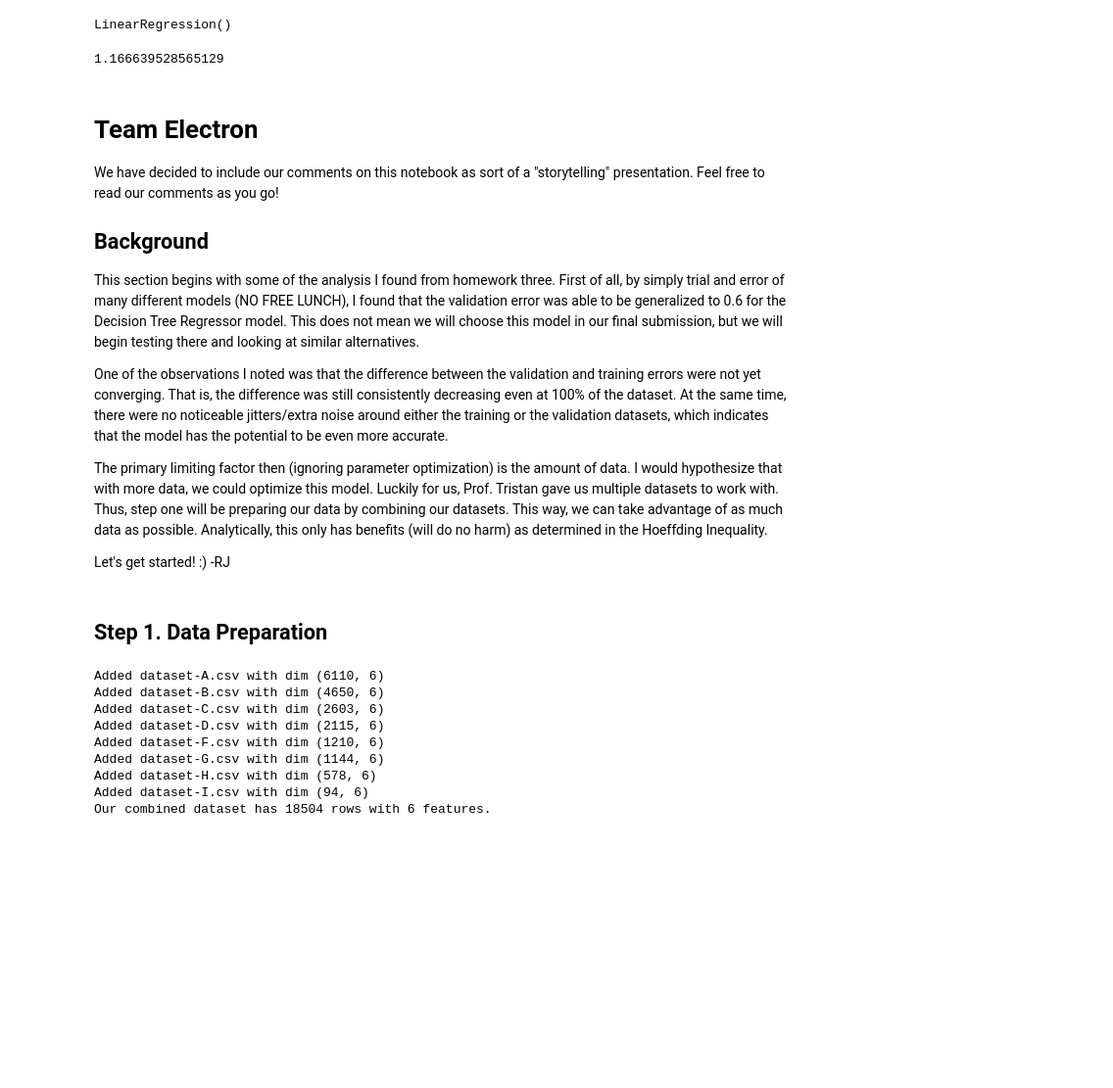
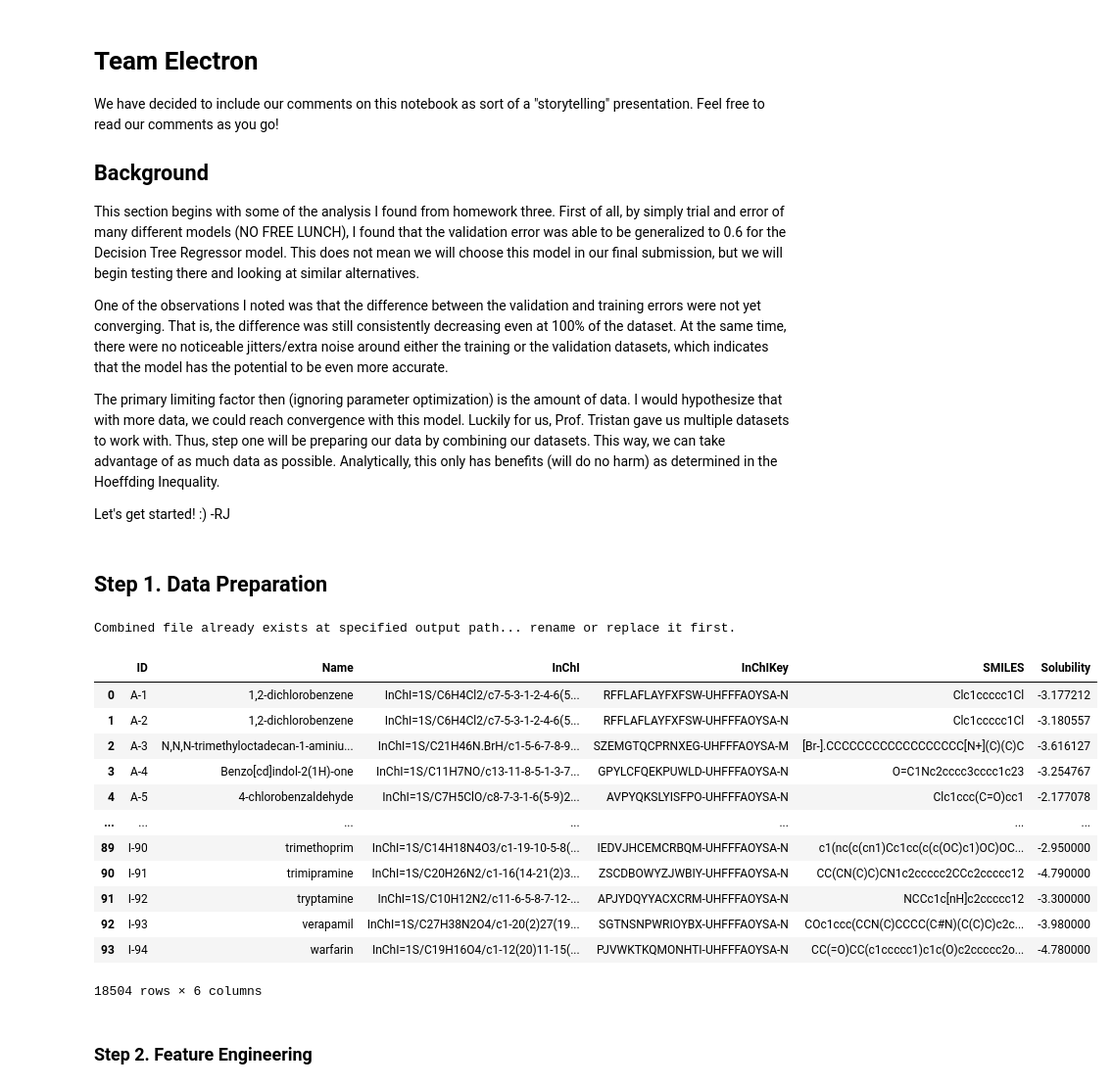
Before and after one commit to RobertSmithers/PredictingSolubility, a Jupyter notebook: main.ipynb, the cells around one changed output. Shown: that part at 98% size. Drawn from its saved outputs; the diff is of its cells as text; code cells hidden in the pictures; blank space fills up the shorter version.

```diff
--- a/main.ipynb
+++ b/main.ipynb
@@ -35,11 +7,3 @@ model = LinearRegression()
-# %%
-model.fit(X_train,y_train)
-# %% [output]
-LinearRegression()
-# %%
-test(features,model)
-# %% [output]
-1.166639528565129
 # %% [markdown]
 # Team Electron
 We have decided to include our comments on this notebook as sort of a "storytelling" presentation. Feel free to read our comments as you go!
@@ -50,7 +14,7 @@ This section begins with some of the analysis I found from homework three. First
 
 One of the observations I noted was that the difference between the validation and training errors were not yet converging. That is, the difference was still consistently decreasing even at 100% of the dataset. At the same time, there were no noticeable jitters/extra noise around either the training or the validation datasets, which indicates that the model has the potential to be even more accurate.
 
-The primary limiting factor then (ignoring parameter optimization) is the amount of data. I would hypothesize that with more data, we could optimize this model. Luckily for us, Prof. Tristan gave us multiple datasets to work with. Thus, step one will be preparing our data by combining our datasets. This way, we can take advantage of as much data as possible. Analytically, this only has benefits (will do no harm) as determined in the Hoeffding Inequality.
+The primary limiting factor then (ignoring parameter optimization) is the amount of data. I would hypothesize that with more data, we could reach convergence with this model. Luckily for us, Prof. Tristan gave us multiple datasets to work with. Thus, step one will be preparing our data by combining our datasets. This way, we can take advantage of as much data as possible. Analytically, this only has benefits (will do no harm) as determined in the Hoeffding Inequality.
 
 Let's get started! :)
 -RJ
@@ -78,36 +44,54 @@ def get_pipeline(models, degree):
 ## Step 1. Data Preparation
 # %%
 import pandas as pd
+import os
 
 # Combine Datasets
 def generate_combined_dataset(dir_path, fnames, out_name="", debug=False):
     combined = None
     for f in fnames:
         df = pd.read_csv(dir_path + f)
         if combined is None:
             combined = df.copy()
         else:
-            ## TODO: Check that
+            ## Here we do not check for duplicates as Professor Tristan in class informed me that there should not be any duplicate data between the sets
             combined = pd.concat([combined, df])
         if debug:
             print("Added " + str(f) + " with dim", df.shape)
     if debug:
         print("Our combined dataset has", combined.shape[0], "rows with", combined.shape[1], "features.")
+
+    if out_name != "":
+        if out_name.endswith(".csv"):
+            if os.path.exists(out_name):
+                print("Combined file already exists at specified output path... rename or replace it first.")
+            else:
+                combined.to_csv(out_name, index=False)
+        else:
+            print("ERROR: Output filename must end in .csv")
     return combined
 
 # Restriction: "It is forbidden to use any dataset other than A, B, C, D, F, G, H, I"
 # So, we make sure we only use these datasets in our data preparation
+
 generate_combined_dataset("../../Data/Solubility/",
                           ["dataset-A.csv", "dataset-B.csv", "dataset-C.csv",
                           "dataset-D.csv", "dataset-F.csv", "dataset-G.csv",
-                          "dataset-H.csv", "dataset-I.csv"])
+                          "dataset-H.csv", "dataset-I.csv"], "combined.csv")
 # %% [output]
-Added dataset-A.csv with dim (6110, 6)
-Added dataset-B.csv with dim (4650, 6)
-Added dataset-C.csv with dim (2603, 6)
-Added dataset-D.csv with dim (2115, 6)
-Added dataset-F.csv with dim (1210, 6)
-Added dataset-G.csv with dim (1144, 6)
-Added dataset-H.csv with dim (578, 6)
-Added dataset-I.csv with dim (94, 6)
-Our combined dataset has 18504 rows with 6 features.
+Combined file already exists at specified output path... rename or replace it first.
+|  | ID | Name | InChI | InChIKey | SMILES | Solubility |
+| 0 | A-1 | 1,2-dichlorobenzene | InChI=1S/C6H4Cl2/c7-5-3-1-2-4-6(5... | RFFLAFLAYFXFSW-UHFFFAOYSA-N | Clc1ccccc1Cl | -3.177212 |
+| 1 | A-2 | 1,2-dichlorobenzene | InChI=1S/C6H4Cl2/c7-5-3-1-2-4-6(5... | RFFLAFLAYFXFSW-UHFFFAOYSA-N | Clc1ccccc1Cl | -3.180557 |
+| 2 | A-3 | N,N,N-trimethyloctadecan-1-aminiu... | InChI=1S/C21H46N.BrH/c1-5-6-7-8-9... | SZEMGTQCPRNXEG-UHFFFAOYSA-M | [Br-].CCCCCCCCCCCCCCCCCC[N+](C)(C)C | -3.616127 |
+| 3 | A-4 | Benzo[cd]indol-2(1H)-one | InChI=1S/C11H7NO/c13-11-8-5-1-3-7... | GPYLCFQEKPUWLD-UHFFFAOYSA-N | O=C1Nc2cccc3cccc1c23 | -3.254767 |
+| 4 | A-5 | 4-chlorobenzaldehyde | InChI=1S/C7H5ClO/c8-7-3-1-6(5-9)2... | AVPYQKSLYISFPO-UHFFFAOYSA-N | Clc1ccc(C=O)cc1 | -2.177078 |
+| ... | ... | ... | ... | ... | ... | ... |
+| 89 | I-90 | trimethoprim | InChI=1S/C14H18N4O3/c1-19-10-5-8(... | IEDVJHCEMCRBQM-UHFFFAOYSA-N | c1(nc(c(cn1)Cc1cc(c(c(OC)c1)OC)OC... | -2.950000 |
+| 90 | I-91 | trimipramine | InChI=1S/C20H26N2/c1-16(14-21(2)3... | ZSCDBOWYZJWBIY-UHFFFAOYSA-N | CC(CN(C)C)CN1c2ccccc2CCc2ccccc12 | -4.790000 |
+| 91 | I-92 | tryptamine | InChI=1S/C10H12N2/c11-6-5-8-7-12-... | APJYDQYYACXCRM-UHFFFAOYSA-N | NCCc1c[nH]c2ccccc12 | -3.300000 |
+| 92 | I-93 | verapamil | InChI=1S/C27H38N2O4/c1-20(2)27(19... | SGTNSNPWRIOYBX-UHFFFAOYSA-N | COc1ccc(CCN(C)CCCC(C#N)(C(C)C)c2c... | -3.980000 |
+| 93 | I-94 | warfarin | InChI=1S/C19H16O4/c1-12(20)11-15(... | PJVWKTKQMONHTI-UHFFFAOYSA-N | CC(=O)CC(c1ccccc1)c1c(O)c2ccccc2o... | -4.780000 |
+18504 rows × 6 columns
+# %% [markdown]
+### Step 2. Feature Engineering
```
Also changed, not shown: parts of 29 cells of this notebook.
